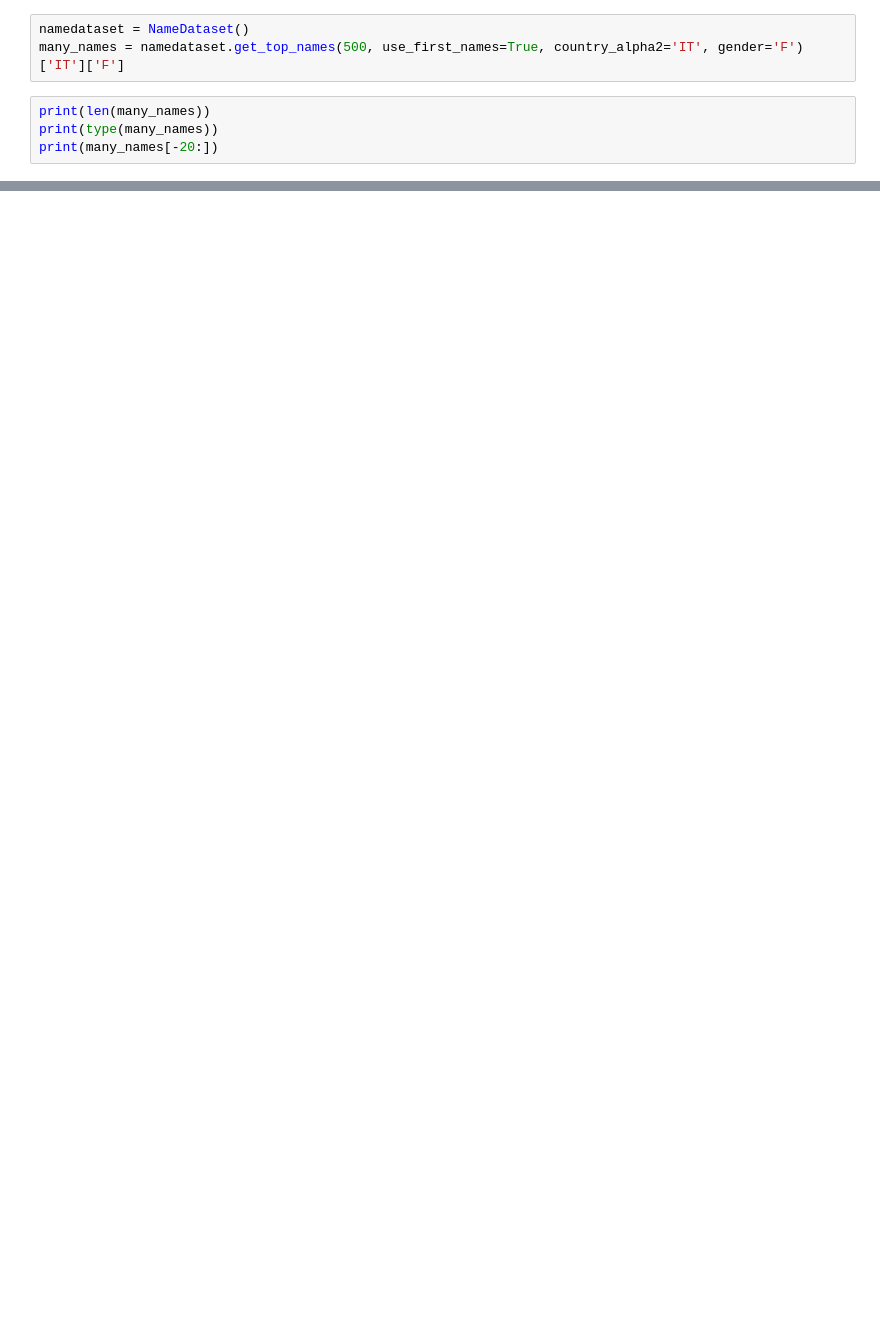
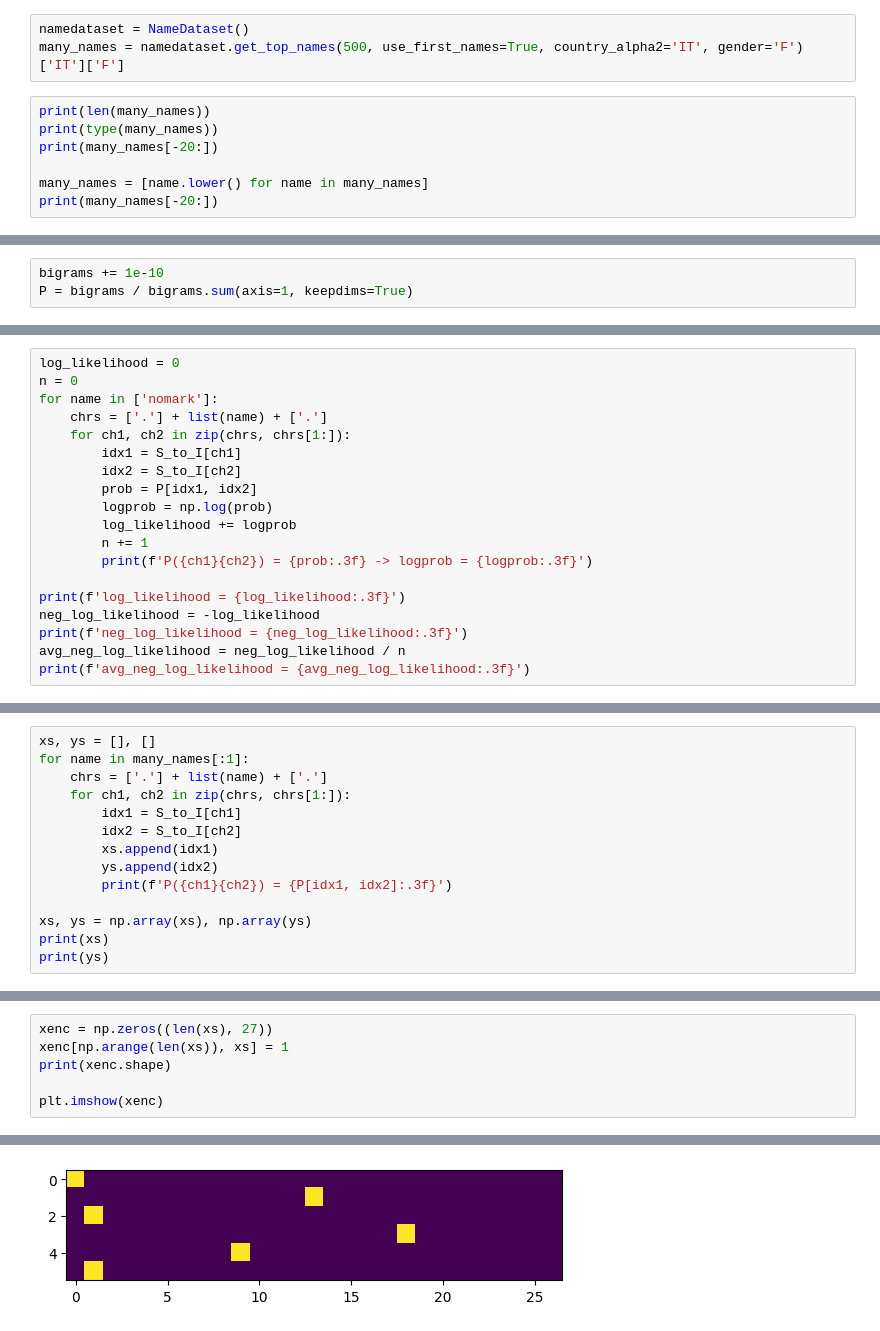
Before and after one commit to OlofssonFredrik/NN, a Jupyter notebook: eda.ipynb, the cells around one changed output, grey strips where cells are left out. Drawn from its saved outputs; the diff is of its cells as text; blank space fills up the shorter version.

```diff
--- a/eda.ipynb
+++ b/eda.ipynb
@@ -10,3 +10,6 @@ many_names = namedataset.get_top_names(500, use_first_names=True, country_alpha2
 print(len(many_names))
 print(type(many_names))
 print(many_names[-20:])
+
+many_names = [name.lower() for name in many_names]
+print(many_names[-20:])
@@ -62,0 +55,3 @@ x: Data = 2.0, Grad = 0
+# %%
+bigrams += 1e-10
+P = bigrams / bigrams.sum(axis=1, keepdims=True)
@@ -62,0 +84,19 @@ x: Data = 2.0, Grad = 0
+# %%
+log_likelihood = 0
+n = 0
+for name in ['nomark']:
+    chrs = ['.'] + list(name) + ['.']
+    for ch1, ch2 in zip(chrs, chrs[1:]):
+        idx1 = S_to_I[ch1]
+        idx2 = S_to_I[ch2]
+        prob = P[idx1, idx2]
+        logprob = np.log(prob)
+        log_likelihood += logprob
+        n += 1
+        print(f'P({ch1}{ch2}) = {prob:.3f} -> logprob = {logprob:.3f}')
+
+print(f'log_likelihood = {log_likelihood:.3f}')
+neg_log_likelihood = -log_likelihood
+print(f'neg_log_likelihood = {neg_log_likelihood:.3f}')
+avg_neg_log_likelihood = neg_log_likelihood / n
+print(f'avg_neg_log_likelihood = {avg_neg_log_likelihood:.3f}')
@@ -62,0 +114,14 @@ x: Data = 2.0, Grad = 0
+# %%
+xs, ys = [], []
+for name in many_names[:1]:
+    chrs = ['.'] + list(name) + ['.']
+    for ch1, ch2 in zip(chrs, chrs[1:]):
+        idx1 = S_to_I[ch1]
+        idx2 = S_to_I[ch2]
+        xs.append(idx1)
+        ys.append(idx2)
+        print(f'P({ch1}{ch2}) = {P[idx1, idx2]:.3f}')
+
+xs, ys = np.array(xs), np.array(ys)
+print(xs)
+print(ys)
@@ -62,0 +137,7 @@ x: Data = 2.0, Grad = 0
+# %%
+xenc = np.zeros((len(xs), 27))
+xenc[np.arange(len(xs)), xs] = 1
+print(xenc.shape)
+
+plt.imshow(xenc)
+# %% [output]
@@ -62,0 +146 @@ x: Data = 2.0, Grad = 0
+[figure, added]
```
Also changed, not shown: parts of 12 cells of this notebook, 4 other files.
